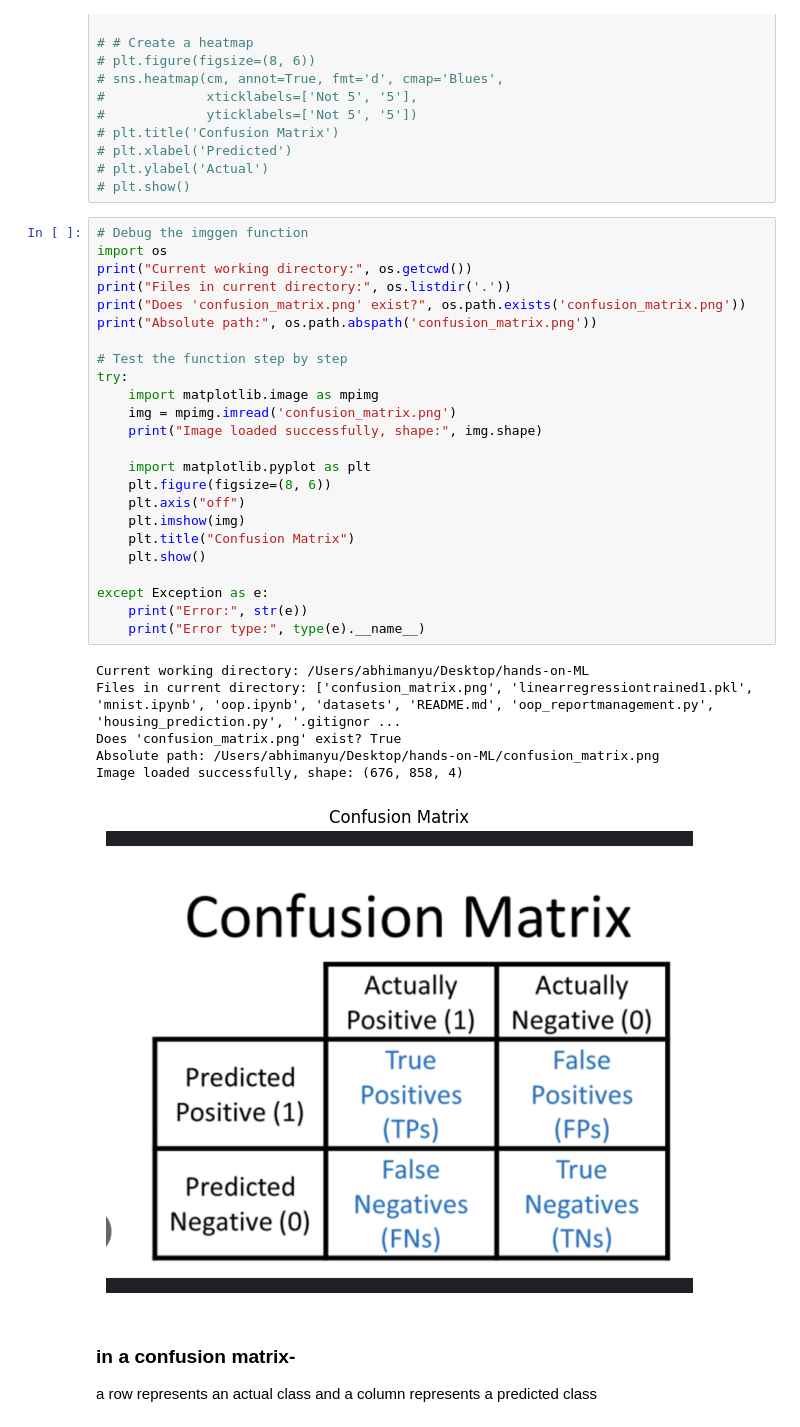
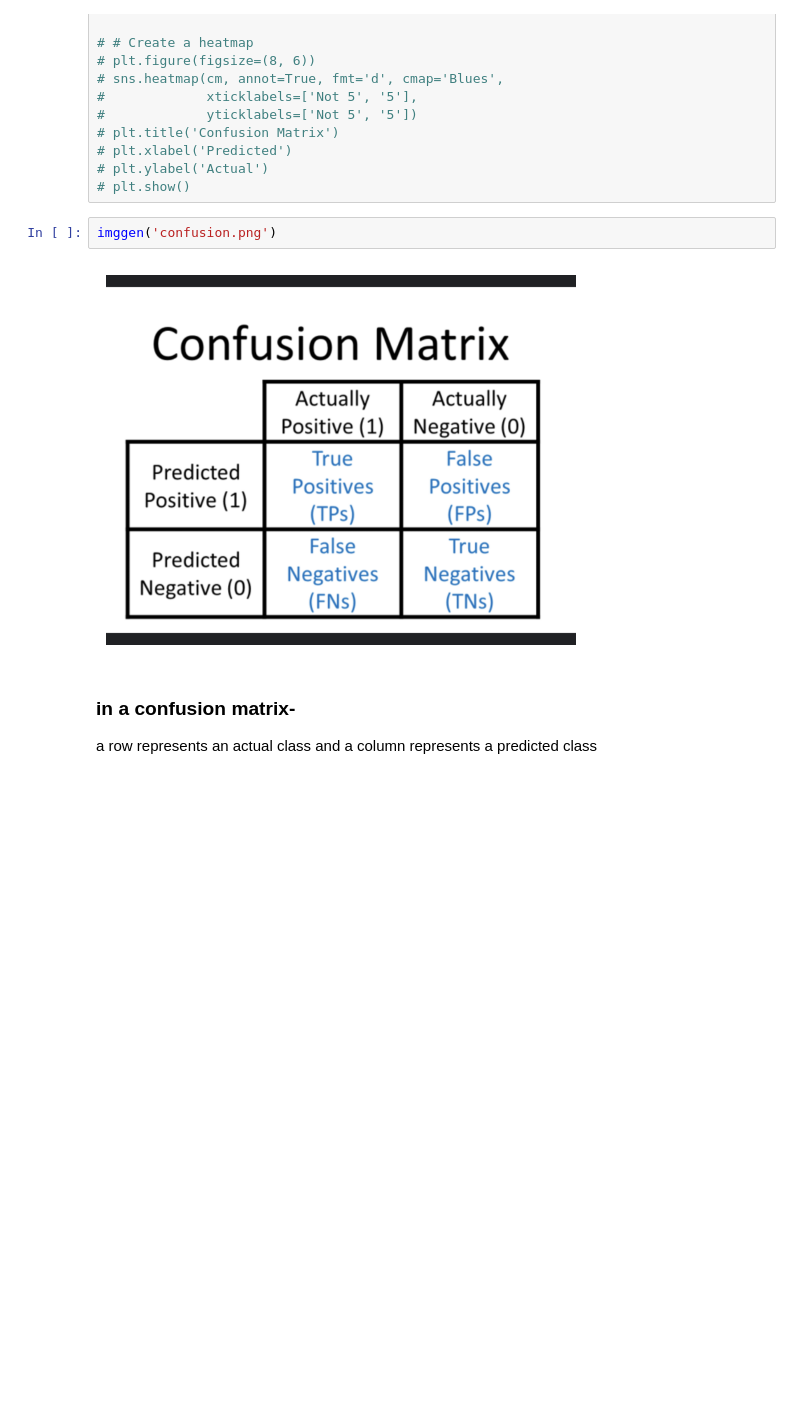
Before and after one commit to abhimanyudalal1/hands-on-ML, a Jupyter notebook: mnist.ipynb, the cells around one changed output. Cells and saved outputs as stored; diff of their text form; blank space fills up the shorter version.

```diff
--- a/mnist.ipynb
+++ b/mnist.ipynb
@@ -159,36 +159,9 @@ array([[53892,   687],
 # plt.ylabel('Actual')
 # plt.show()
 # %%
-# Debug the imggen function
-import os
-print("Current working directory:", os.getcwd())
-print("Files in current directory:", os.listdir('.'))
-print("Does 'confusion_matrix.png' exist?", os.path.exists('confusion_matrix.png'))
-print("Absolute path:", os.path.abspath('confusion_matrix.png'))
-
-# Test the function step by step
-try:
-    import matplotlib.image as mpimg
-    img = mpimg.imread('confusion_matrix.png')
-    print("Image loaded successfully, shape:", img.shape)
-
-    import matplotlib.pyplot as plt
-    plt.figure(figsize=(8, 6))
-    plt.axis("off")
-    plt.imshow(img)
-    plt.title("Confusion Matrix")
-    plt.show()
-
-except Exception as e:
-    print("Error:", str(e))
-    print("Error type:", type(e).__name__)
+imggen('confusion.png')
 # %% [output]
-Current working directory: /Users/abhimanyu/Desktop/hands-on-ML
-Files in current directory: ['confusion_matrix.png', 'linearregressiontrained1.pkl', 'mnist.ipynb', 'oop.ipynb', 'datasets', 'README.md', 'oop_reportmanagement.py', 'housing_prediction.py', '.gitignor ...
-Does 'confusion_matrix.png' exist? True
-Absolute path: /Users/abhimanyu/Desktop/hands-on-ML/confusion_matrix.png
-Image loaded successfully, shape: (676, 858, 4)
-[figure, old version]
+[figure, new version]
 # %% [markdown]
 ### in a confusion matrix-
 
```
Also changed, not shown: parts of 3 cells of this notebook.
